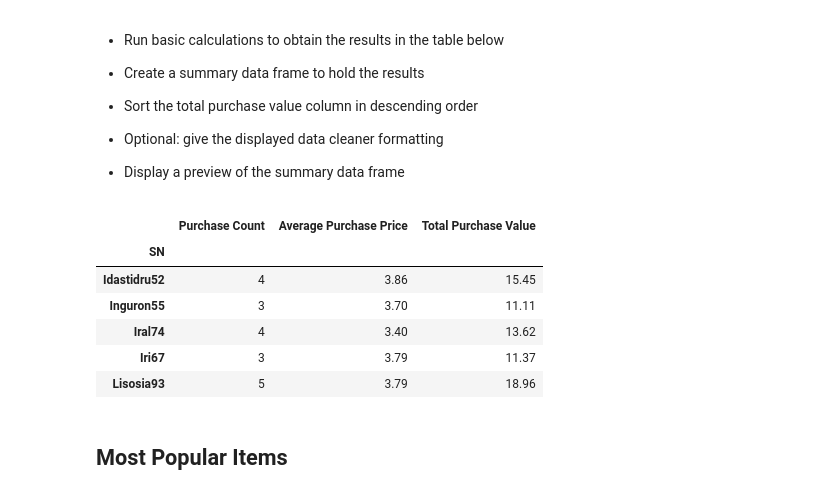
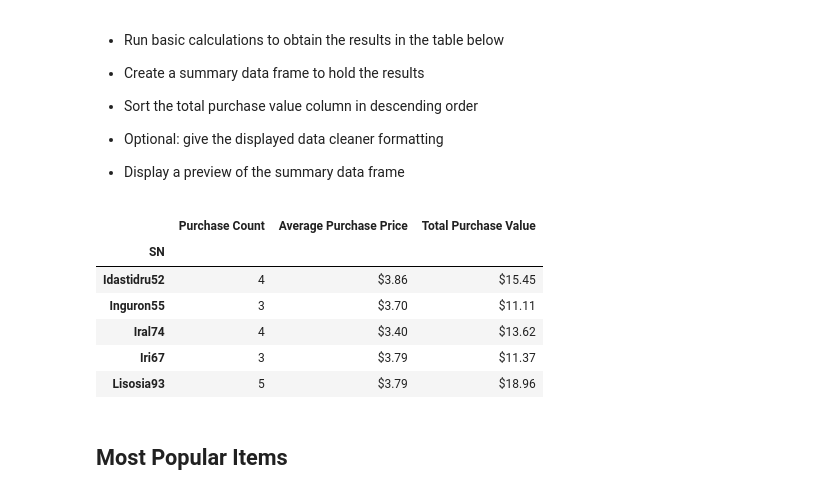
Before and after one commit to whatwillnjdo/pandas-challenge, a Jupyter notebook: HeroesOfPymoli.ipynb, the cells around one changed output. Cells and saved outputs as stored; diff of their text form; code cells hidden in the pictures.

```diff
--- a/HeroesOfPymoli.ipynb
+++ b/HeroesOfPymoli.ipynb
@@ -241,37 +256,41 @@ purchasebyage_merge
 
 * Display a preview of the summary data frame
 # %%
+#Get the unique SN counts and make a dataframe
 purchasebysn_groupby = purchase_data.groupby("SN")['Price'].nunique()
+
 purchasebysn_df = purchasebysn_groupby.reset_index(name='Unique Values')
-
 purchasebysn_df = purchasebysn_df.sort_values('Unique Values',ascending = False).head(5)
 
+#Create a merge dataframe
 purchasebysn_merge = pd.merge(purchasebysn_df, purchase_data, on="SN")
 
-#purchasebysn_merge
-
+#Using the above merge group it again by SN and get the count, mean and sum
 sn_groupby = purchasebysn_merge.groupby(["SN"])
 
 purchasebysn_groupby_count = sn_groupby['Price'].count()
 purchasebysn_groupby_price = round(sn_groupby['Price'].mean(), 2)
 purchasebysn_groupby_total = sn_groupby['Price'].sum()
 
+#Create a merge dataframe
 sn_merge = pd.merge(purchasebysn_groupby_count, purchasebysn_groupby_price, on="SN")
 sn_merge = pd.merge(sn_merge, purchasebysn_groupby_total, on="SN")
 
+#Format the dataframe according to the requirements and display
 sn_merge = sn_merge.rename(columns={"Price_x":"Purchase Count",
                                     "Price_y":"Average Purchase Price",
                                     "Price":"Total Purchase Value"})
-
+sn_merge = sn_merge.style.format({'Average Purchase Price':'${:.2f}',
+                                  'Total Purchase Value':'${:.2f}'})
 sn_merge
 # %% [output]
 |  | Purchase Count | Average Purchase Price | Total Purchase Value |
 | SN |  |  |  |
-| Idastidru52 | 4 | 3.86 | 15.45 |
-| Inguron55 | 3 | 3.70 | 11.11 |
-| Iral74 | 4 | 3.40 | 13.62 |
-| Iri67 | 3 | 3.79 | 11.37 |
-| Lisosia93 | 5 | 3.79 | 18.96 |
+| Idastidru52 | 4 | $3.86 | $15.45 |
+| Inguron55 | 3 | $3.70 | $11.11 |
+| Iral74 | 4 | $3.40 | $13.62 |
+| Iri67 | 3 | $3.79 | $11.37 |
+| Lisosia93 | 5 | $3.79 | $18.96 |
 # %% [markdown]
 ## Most Popular Items
 # %% [markdown]
```
Also changed, not shown: parts of 7 cells of this notebook.
